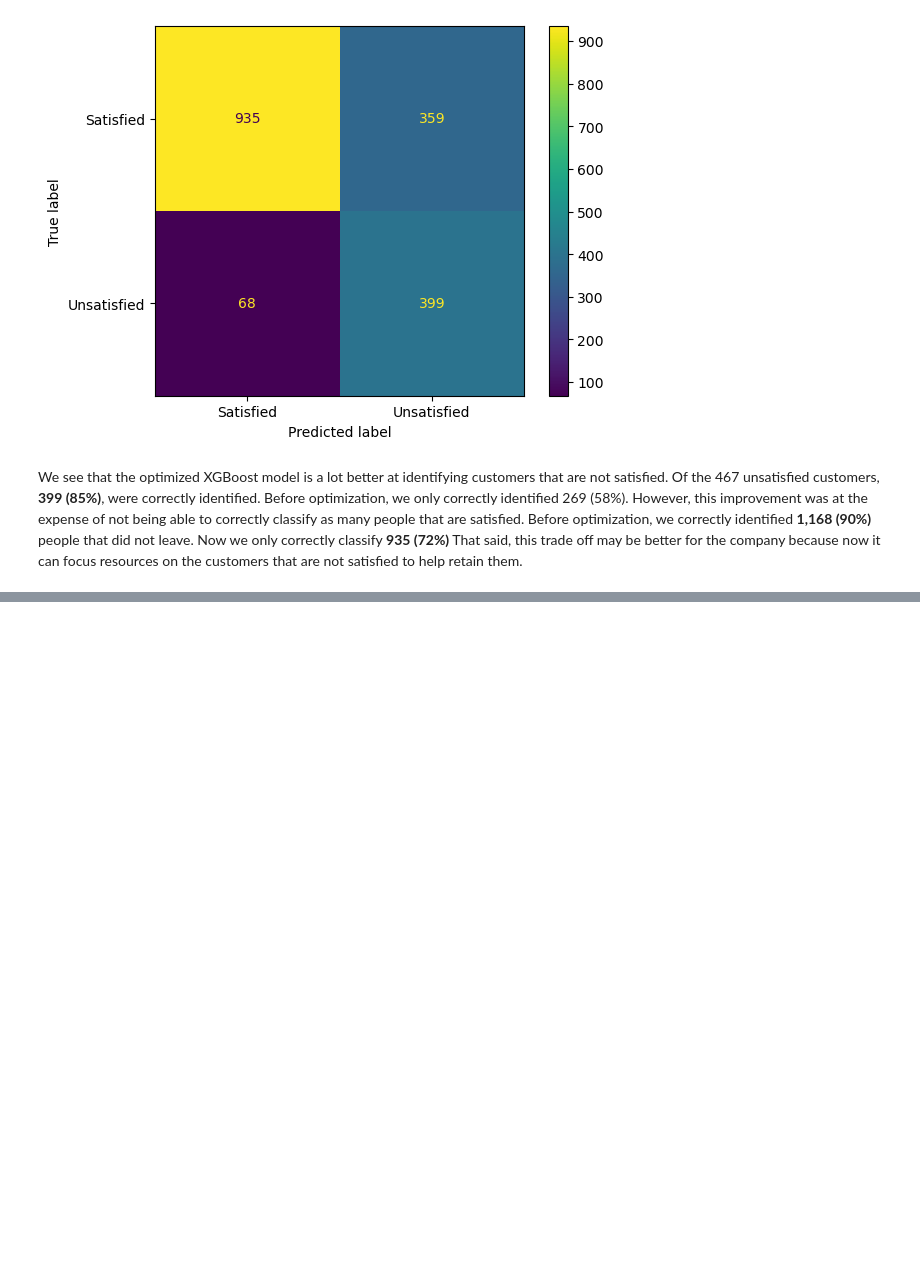
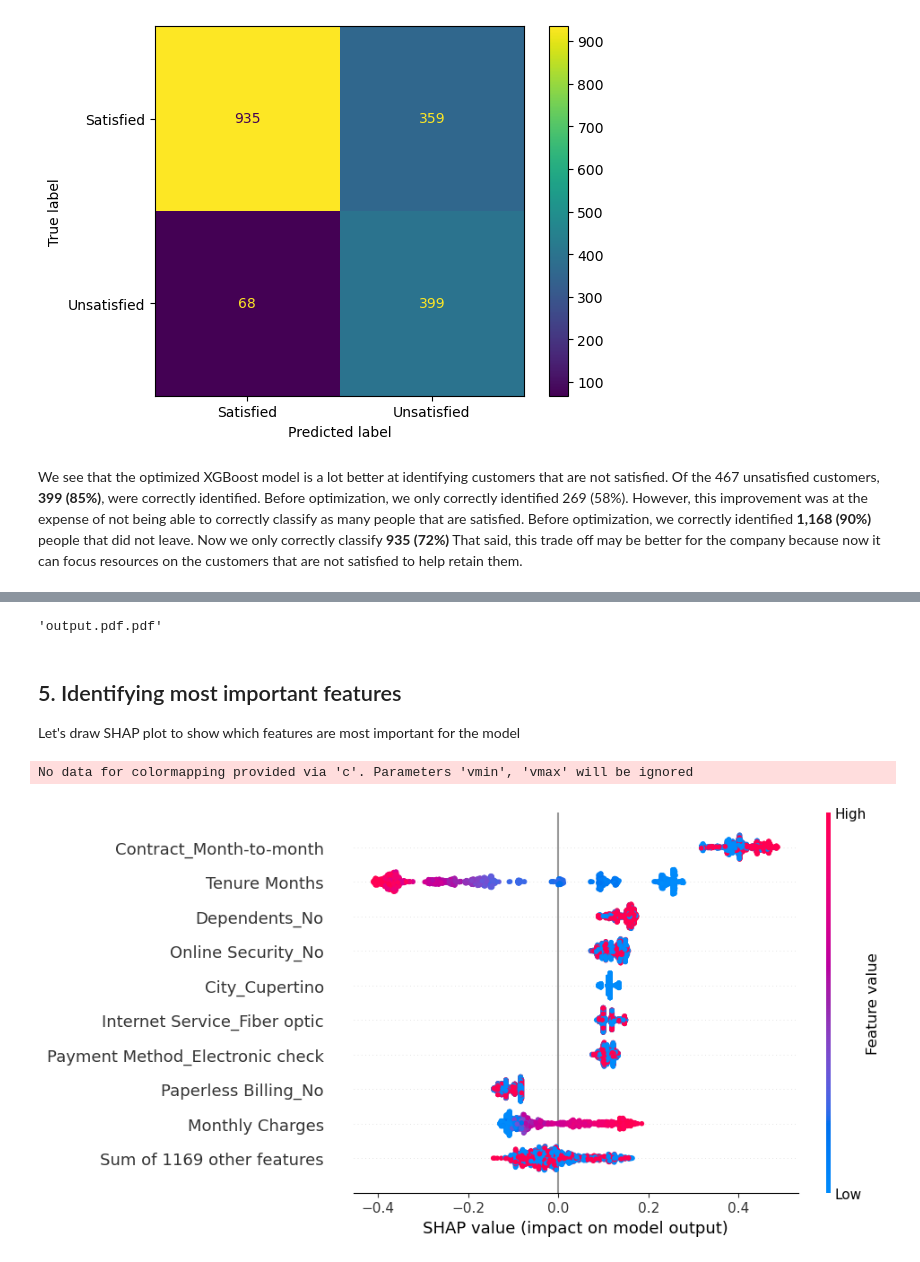
Before and after one commit to NinjaNumber/Dissatisfied-Customer-Detection, a Jupyter notebook: XGBoost _Dissatisfied Customer Detection_Julia Nguyen.ipynb, the cells around one changed output, grey strips where cells are left out. Drawn from its saved outputs; the diff is of its cells as text; code cells hidden in the pictures; blank space fills up the shorter version.

```diff
--- a/XGBoost _Dissatisfied Customer Detection_Julia Nguyen.ipynb
+++ b/XGBoost _Dissatisfied Customer Detection_Julia Nguyen.ipynb
@@ -425,0 +454,9 @@ We see that the optimized XGBoost model is a lot better at identifying customers
+# %%
+graph.render('output.pdf', format='pdf')
+# %% [output]
+'output.pdf.pdf'
+# %% [markdown]
+<a id="shap"></a>
+## 5. Identifying most important features
+
+Let's draw SHAP plot to show which features are most important for the model
@@ -425,0 +465,8 @@ We see that the optimized XGBoost model is a lot better at identifying customers
+# %%
+explainer = shap.Explainer(optimal_model)
+shap_values = explainer(X_test)
+# %%
+shap.plots.beeswarm(shap_values)
+# %% [output]
+No data for colormapping provided via 'c'. Parameters 'vmin', 'vmax' will be ignored
+[figure, added]
```
Also changed, not shown: parts of 5 cells of this notebook, 1 other file.
